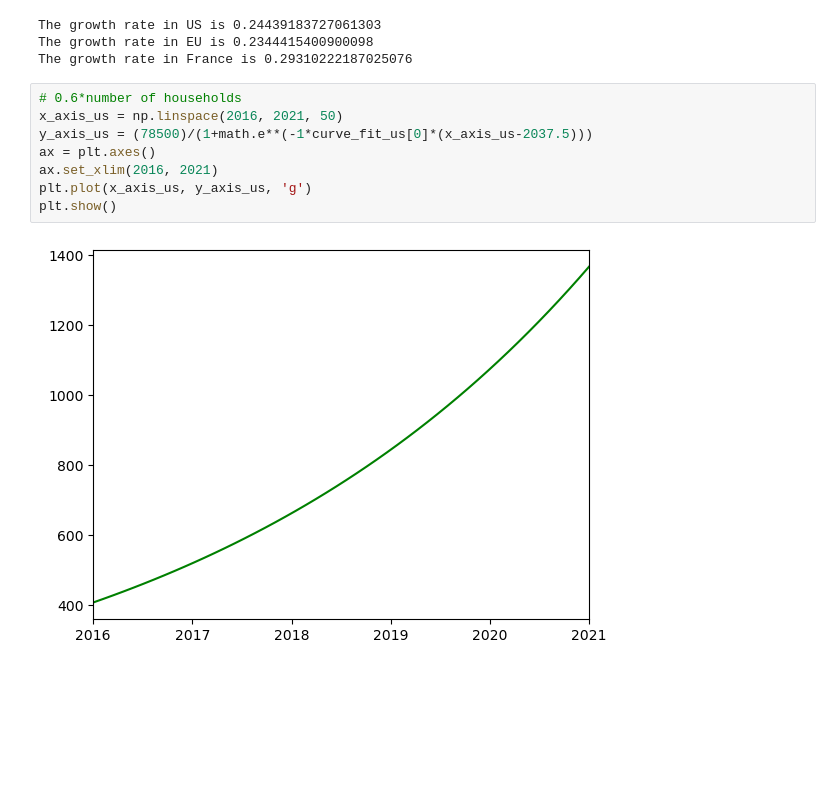
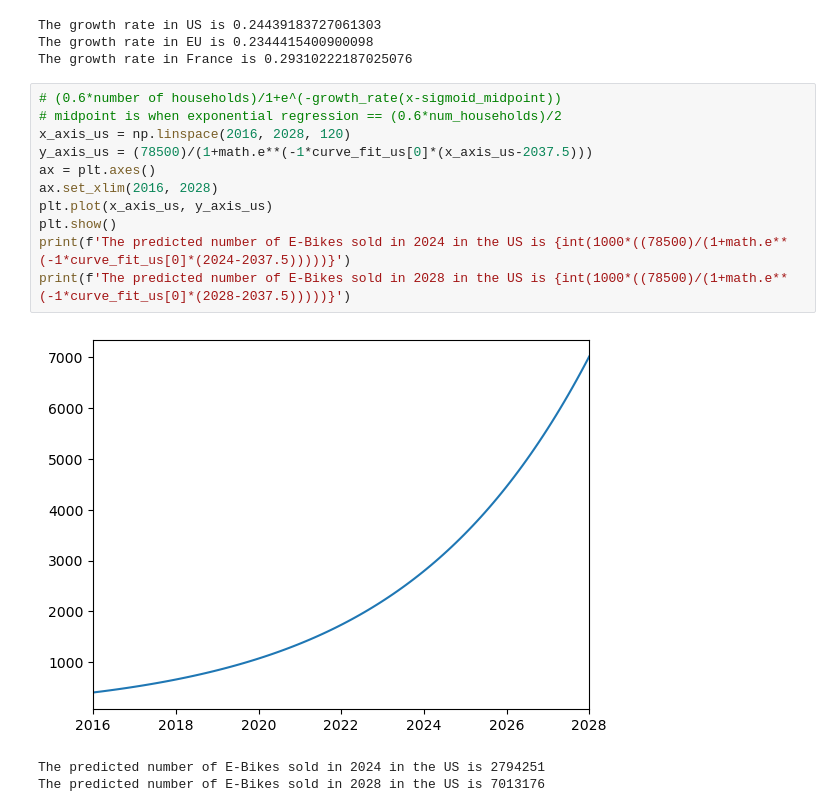
Before and after one commit to hachoj/FinalM3C_EBikes, a Jupyter notebook: Finding Growth Rate.ipynb, the cells around one changed output. Saved outputs shown, nothing was run; the diff lists cells and outputs as text; blank space fills up the shorter version.

```diff
--- a/Finding Growth Rate.ipynb
+++ b/Finding Growth Rate.ipynb
@@ -49,12 +49,17 @@ The growth rate in US is 0.24439183727061303
 The growth rate in EU is 0.2344415400900098
 The growth rate in France is 0.29310222187025076
 # %%
-# 0.6*number of households
-x_axis_us = np.linspace(2016, 2021, 50)
+# (0.6*number of households)/1+e^(-growth_rate(x-sigmoid_midpoint))
+# midpoint is when exponential regression == (0.6*num_households)/2
+x_axis_us = np.linspace(2016, 2028, 120)
 y_axis_us = (78500)/(1+math.e**(-1*curve_fit_us[0]*(x_axis_us-2037.5)))
 ax = plt.axes()
-ax.set_xlim(2016, 2021)
-plt.plot(x_axis_us, y_axis_us, 'g')
+ax.set_xlim(2016, 2028)
+plt.plot(x_axis_us, y_axis_us)
 plt.show()
+print(f'The predicted number of E-Bikes sold in 2024 in the US is {int(1000*((78500)/(1+math.e**(-1*curve_fit_us[0]*(2024-2037.5)))))}')
+print(f'The predicted number of E-Bikes sold in 2028 in the US is {int(1000*((78500)/(1+math.e**(-1*curve_fit_us[0]*(2028-2037.5)))))}')
 # %% [output]
-[figure, old version]
+[figure, new version]
+The predicted number of E-Bikes sold in 2024 in the US is 2794251
+The predicted number of E-Bikes sold in 2028 in the US is 7013176
```
Also changed, not shown: parts of 4 cells of this notebook.
